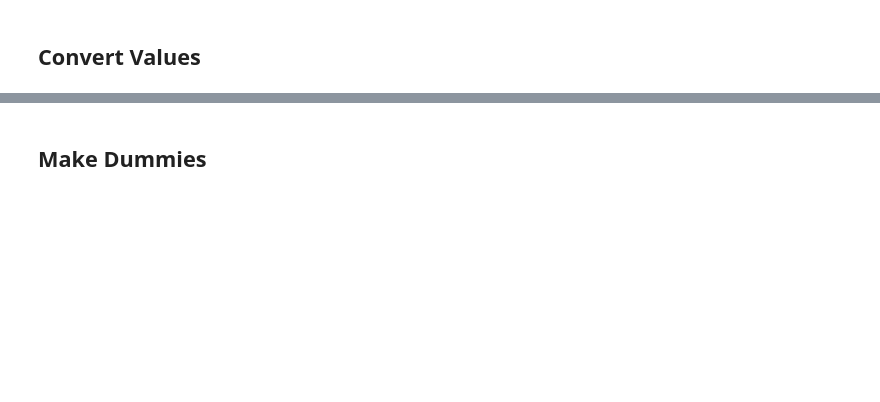
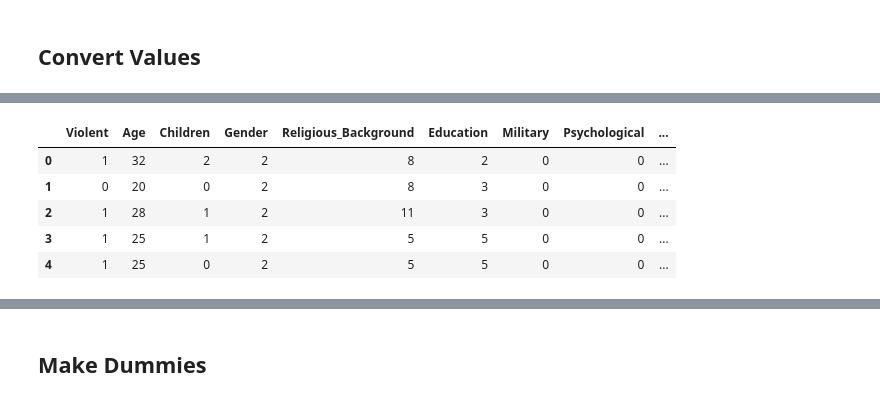
Before and after one commit to mrichburg/extremist_profile_exploration, a Jupyter notebook: notebooks/final_EDA.ipynb, the cells around one changed output, grey strips where cells are left out. Saved outputs shown, nothing was run; the diff lists cells and outputs as text; code cells hidden in the pictures; blank space fills up the shorter version.

```diff
--- a/notebooks/final_EDA.ipynb
+++ b/notebooks/final_EDA.ipynb
@@ -342,0 +360,21 @@ sub_groups = {
+# %%
+#Skipping age; already numerical
+#What was their marital status?
+Marital_Status_vals = {
+  1: "single",
+  2: "married",
+  3: "divorce/separated",
+  4: "widowed",
+  -99: "NO INFO"
+}
+# %%
+functions.value_change(setup_df, "Marital_Status", Marital_Status_vals, "Marital Status")
+
+setup_df.head()
+# %% [output]
+|  | Violent | Age | Children | Gender | Religious_Background | Education | Military | Psychological | ... |
+| 0 | 1 | 32 | 2 | 2 | 8 | 2 | 0 | 0 | ... |
+| 1 | 0 | 20 | 0 | 2 | 8 | 3 | 0 | 0 | ... |
+| 2 | 1 | 28 | 1 | 2 | 11 | 3 | 0 | 0 | ... |
+| 3 | 1 | 25 | 1 | 2 | 5 | 5 | 0 | 0 | ... |
+| 4 | 1 | 25 | 0 | 2 | 5 | 5 | 0 | 0 | ... |
```
Also changed, not shown: parts of 58 cells of this notebook.
